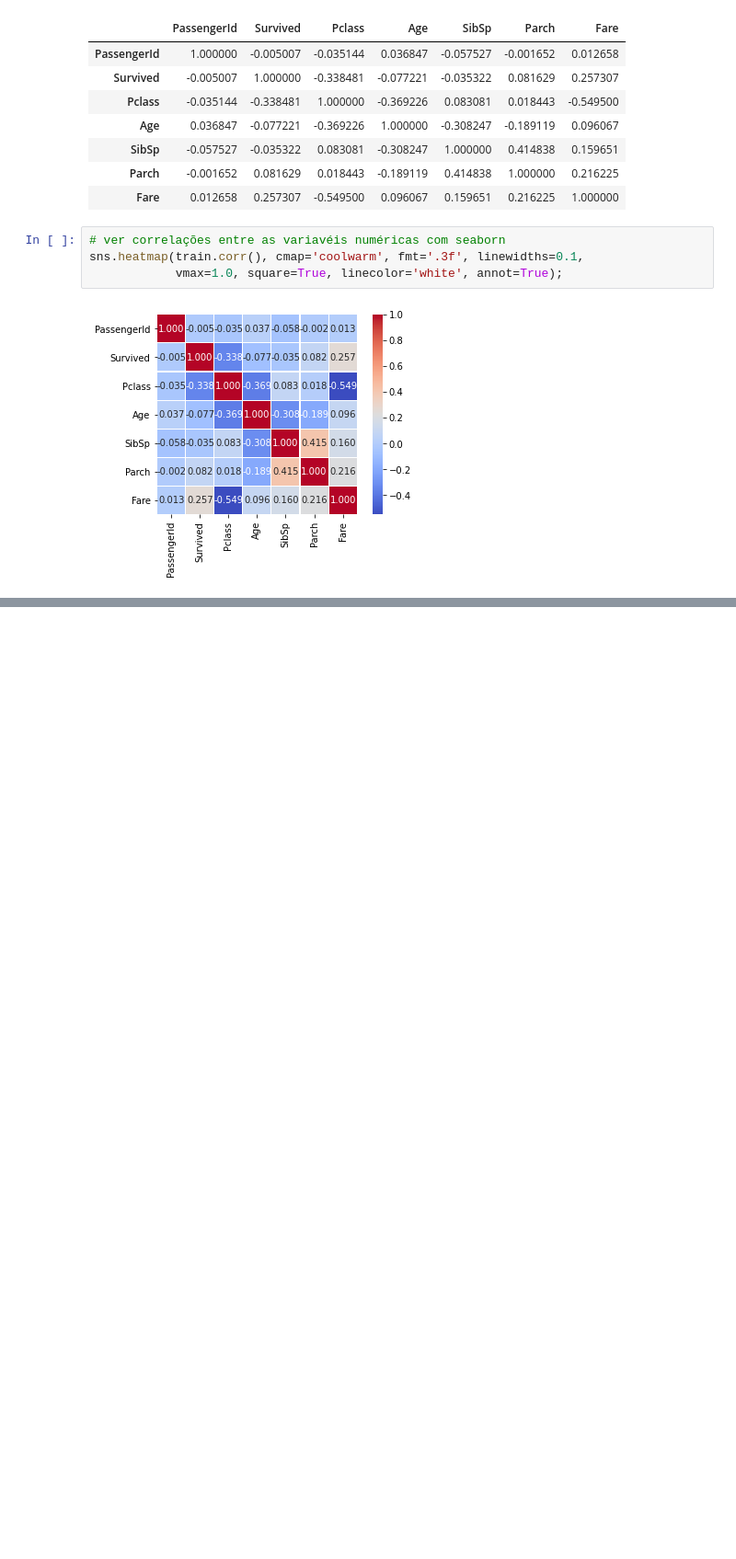
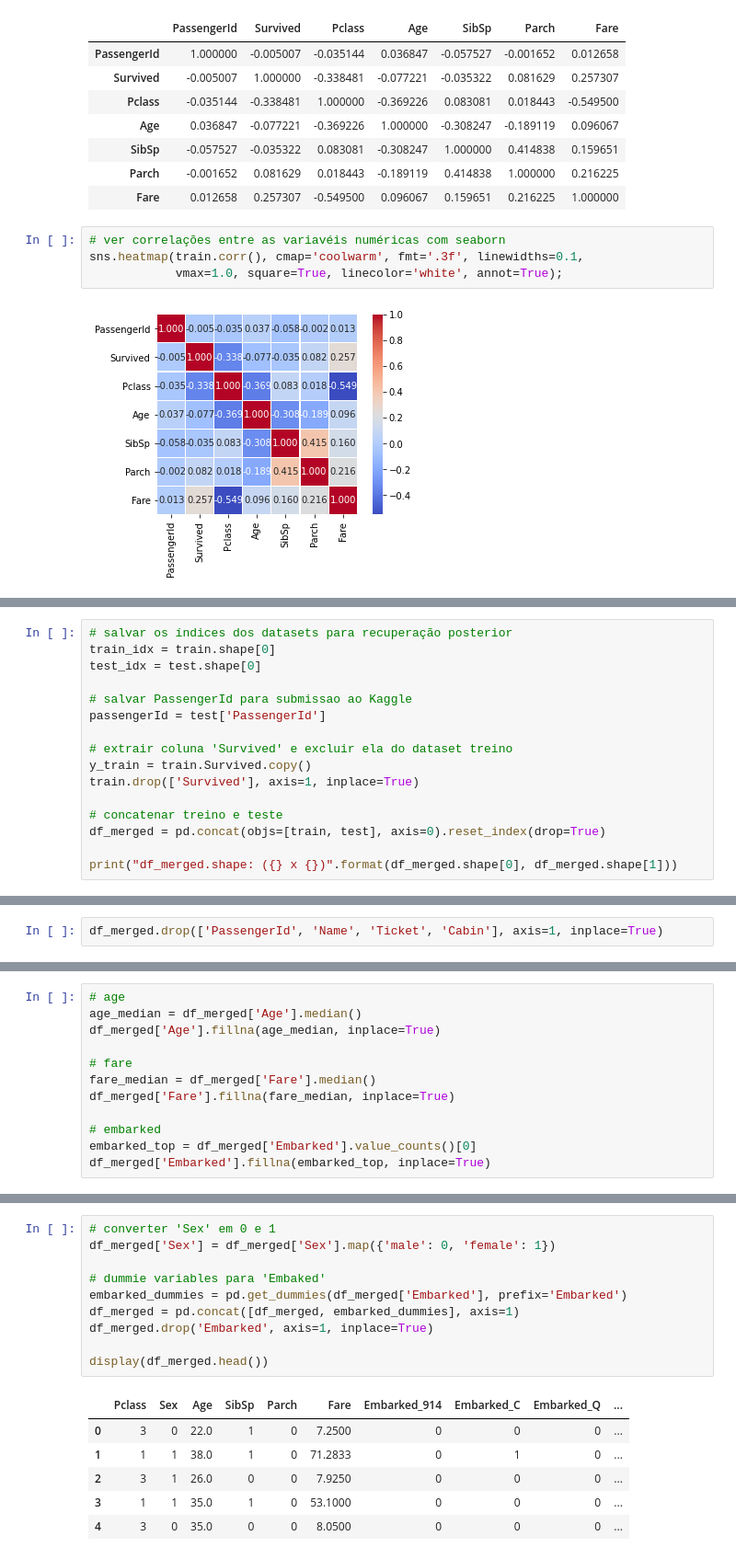
Before and after one commit to byronkamal/data_science, a Jupyter notebook: Titanic/titanic.ipynb, the cells around one changed output, grey strips where cells are left out. Shown: that part at 92% size. Cells and saved outputs as stored; diff of their text form; blank space fills up the shorter version.

```diff
--- a/Titanic/titanic.ipynb
+++ b/Titanic/titanic.ipynb
@@ -235,0 +243,16 @@ sns.heatmap(train.corr(), cmap='coolwarm', fmt='.3f', linewidths=0.1,
+# %%
+# salvar os índices dos datasets para recuperação posterior
+train_idx = train.shape[0]
+test_idx = test.shape[0]
+
+# salvar PassengerId para submissao ao Kaggle
+passengerId = test['PassengerId']
+
+# extrair coluna 'Survived' e excluir ela do dataset treino
+y_train = train.Survived.copy()
+train.drop(['Survived'], axis=1, inplace=True)
+
+# concatenar treino e teste
+df_merged = pd.concat(objs=[train, test], axis=0).reset_index(drop=True)
+
+print("df_merged.shape: ({} x {})".format(df_merged.shape[0], df_merged.shape[1]))
@@ -235,0 +268,2 @@ sns.heatmap(train.corr(), cmap='coolwarm', fmt='.3f', linewidths=0.1,
+# %%
+df_merged.drop(['PassengerId', 'Name', 'Ticket', 'Cabin'], axis=1, inplace=True)
@@ -235,0 +293,12 @@ sns.heatmap(train.corr(), cmap='coolwarm', fmt='.3f', linewidths=0.1,
+# %%
+# age
+age_median = df_merged['Age'].median()
+df_merged['Age'].fillna(age_median, inplace=True)
+
+# fare
+fare_median = df_merged['Fare'].median()
+df_merged['Fare'].fillna(fare_median, inplace=True)
+
+# embarked
+embarked_top = df_merged['Embarked'].value_counts()[0]
+df_merged['Embarked'].fillna(embarked_top, inplace=True)
@@ -235,0 +311,17 @@ sns.heatmap(train.corr(), cmap='coolwarm', fmt='.3f', linewidths=0.1,
+# %%
+# converter 'Sex' em 0 e 1
+df_merged['Sex'] = df_merged['Sex'].map({'male': 0, 'female': 1})
+
+# dummie variables para 'Embaked'
+embarked_dummies = pd.get_dummies(df_merged['Embarked'], prefix='Embarked')
+df_merged = pd.concat([df_merged, embarked_dummies], axis=1)
+df_merged.drop('Embarked', axis=1, inplace=True)
+
+display(df_merged.head())
+# %% [output]
+|  | Pclass | Sex | Age | SibSp | Parch | Fare | Embarked_914 | Embarked_C | Embarked_Q | ... |
+| 0 | 3 | 0 | 22.0 | 1 | 0 | 7.2500 | 0 | 0 | 0 | ... |
+| 1 | 1 | 1 | 38.0 | 1 | 0 | 71.2833 | 0 | 1 | 0 | ... |
+| 2 | 3 | 1 | 26.0 | 0 | 0 | 7.9250 | 0 | 0 | 0 | ... |
+| 3 | 1 | 1 | 35.0 | 1 | 0 | 53.1000 | 0 | 0 | 0 | ... |
+| 4 | 3 | 0 | 35.0 | 0 | 0 | 8.0500 | 0 | 0 | 0 | ... |
```
Also changed, not shown: parts of 10 cells of this notebook.
